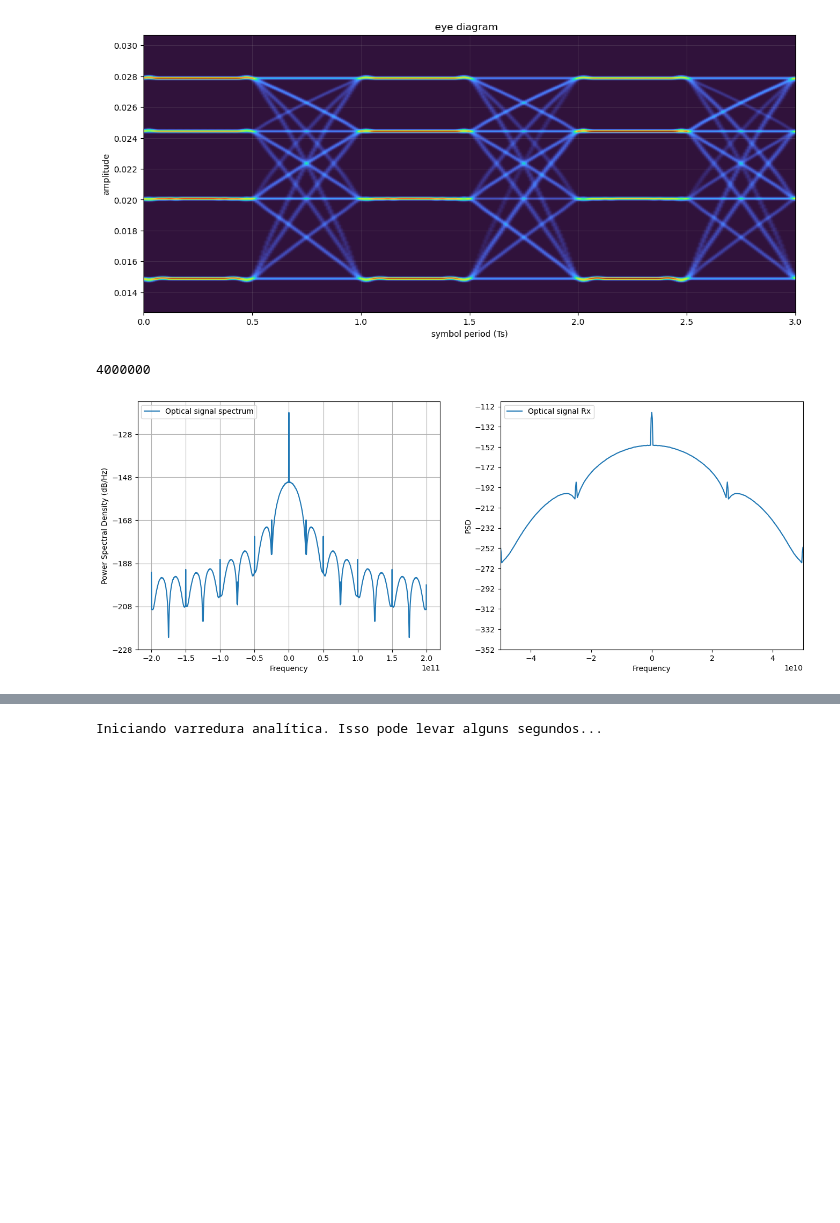
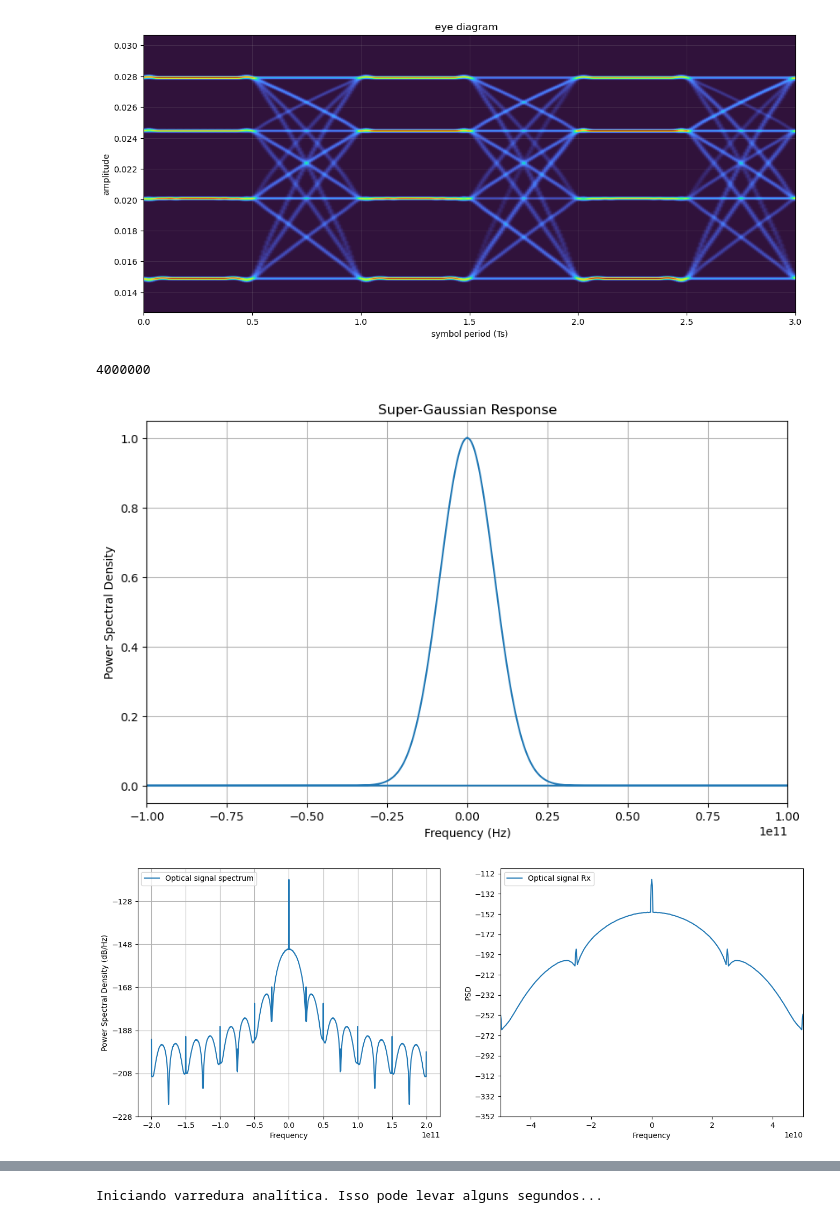
Before and after one commit to elmerfariass/Performance-Modeling-for-High-Capacity-IMDD-Systems, a Jupyter notebook: IMDD_Simulation/Section-II_Simulation.ipynb, the cells around one changed output, grey strips where cells are left out. Drawn from its saved outputs; the diff is of its cells as text; code cells hidden in the pictures; blank space fills up the shorter version.

```diff
--- a/IMDD_Simulation/Section-II_Simulation.ipynb
+++ b/IMDD_Simulation/Section-II_Simulation.ipynb
@@ -188,34 +185,44 @@ n_order = 1             # Ordem do supergaussiano (ex: 1 ou 3)
 B_3dB = 0.4 * Rs        # Largura de banda em 40% da taxa de símbolos
 
 # 2. Criar o vetor de frequências para o sinal de simulação
+#N_samples = len(signal_optTx)
 N_samples = len(signal_optTx)
 sim_Fs = paramDAC.outFs # A taxa de amostragem do sinal modulado (400 GHz)
 
 # Cria o vetor de frequências correspondente aos bins da FFT
 f = fftfreq(N_samples, d=1/sim_Fs)
 
 # 3. Gerar a resposta em frequência do canal
 H_ch = superGauss(f, n_order, B_3dB)
+plt.figure(figsize=(10, 6))
+plt.plot(f, np.abs(H_ch)**2)
+plt.xlabel('Frequency (Hz)')
+plt.ylabel('Power Spectral Density')
+plt.title('Super-Gaussian Response')
+plt.grid(True)
+plt.xlim(-1e11, 1e11)
+plt.show()
 
 # 4. Aplicar o filtro ao sinal no domínio da frequência
-signal_optTx_fft = np.fft.fft(signal_optTx)
+signal_optTx_fft = np.fft.fft(signal_optTx, N_samples)
 signal_optRx_fft = signal_optTx_fft * H_ch
 
 # Retornar o sinal filtrado para o domínio do tempo
 signal_optRx = ifft(signal_optRx_fft)
 
 fig, axs = plt.subplots(1, 2, figsize=(16,6))
 # plot psd
 axs[0].psd(signal_optTx, Fs=paramDAC.outFs, NFFT = 2048, sides='twosided', label = 'Optical signal spectrum')
-axs[0].legend(loc='upper left');
+axs[0].legend(loc='upper left')
 
 axs[1].psd(signal_optRx, Fs = paramDAC.outFs, NFFT = 2048, sides = 'twosided', label = "Optical signal Rx")
 axs[1].set_ylabel('PSD')
 axs[1].set_xlabel('Frequency')
 axs[1].legend(loc='upper left')
 axs[1].grid()
 axs[1].set_xlim(-0.5e11, 0.5e11)
 plt.rcParams['figure.figsize'] = (14, 6)
 # %% [output]
 4000000
-[figure, old version]
+[figure, new version]
+[figure, added]
```
Also changed, not shown: parts of 8 cells of this notebook.
